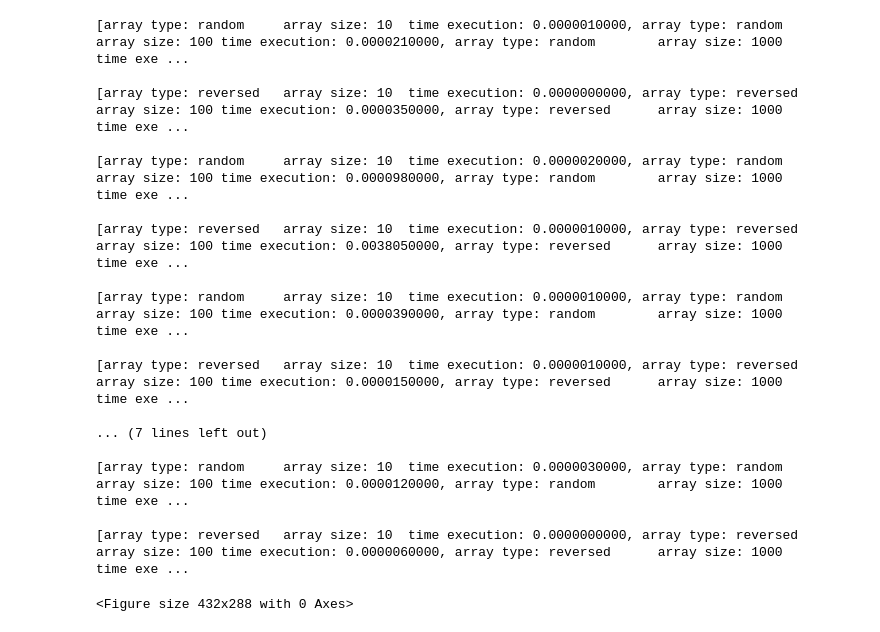
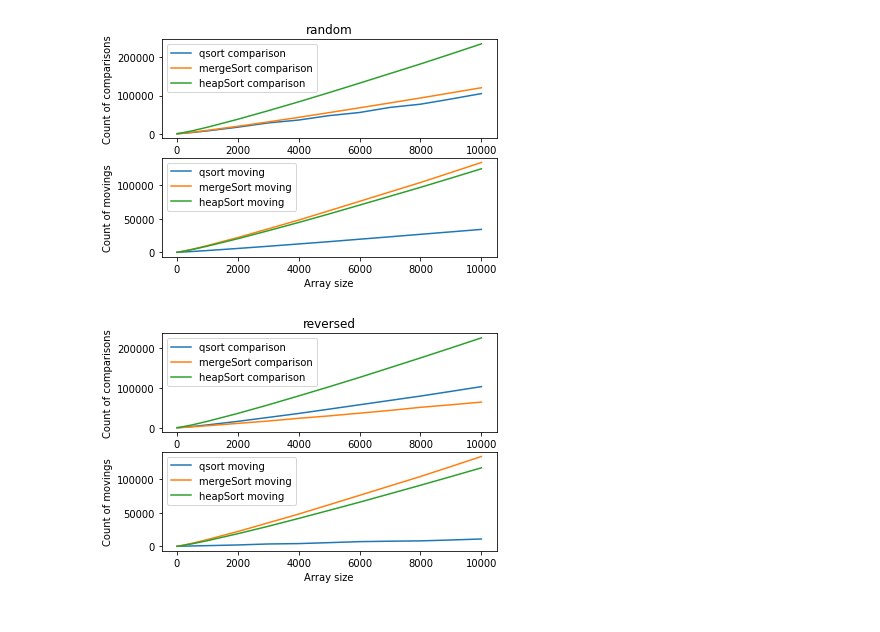
Before and after one commit to derevyanko/algo-DS, a Jupyter notebook: sorting/plots.ipynb, the cells around one changed output. Saved outputs shown, nothing was run; the diff lists cells and outputs as text; code cells hidden in the pictures.

```diff
--- a/sorting/plots.ipynb
+++ b/sorting/plots.ipynb
@@ -23,20 +25,22 @@ class Test:
 # %%
 def getData() -> list[Sort]:
-    data = list()
-    sortingFiles = glob.glob('./*.txt')
+    data = dict()
+    sortingFiles = glob.glob('tests/*.txt')
     for filename in sortingFiles:
         file = open(filename, 'r')
-        sort = Sort(filename[2:-4])
+        sorting_name = filename[filename.index('/') + 1:-4]
+        sort = Sort(sorting_name)
         for line in file.readlines():
-            arrayType, arraySize, timeExecution = line.split()
+            arrayType, arraySize, comparison, moving = line.split()
             test = Test(
                 arrayType=arrayType,
                 arraySize=int(arraySize),
-                timeExecution=float(timeExecution)
+                comparison=int(comparison),
+                moving=int(moving)
             )
             sort.tests.append(test)
 
-        data.append(sort)
+        data[sorting_name] = sort
 
     return data
 # %%
@@ -52,36 +59,31 @@ data
 # %%
-for sort in data:
-    for arrayType in ['random', 'reversed']:
+qsort = data['qsort']
+merge_sort = data['mergeSort']
+heap_sort = data['heapSort']
+
+sorts = [qsort, merge_sort, heap_sort]
+
+
+for arrayType in ['random', 'reversed']:
+    fig, axs = plt.subplots(2)
+    for sort in sorts:
         typed_tests = list(filter(lambda test: test.arrayType == arrayType, sort.tests))
-        print(typed_tests)
-        print()
 
         sizes = [test.arraySize for test in typed_tests]
-        times = [test.timeExecution for test in typed_tests]
-        plt.plot(sizes, times, label=arrayType)
+        comparisons = [test.comparison for test in typed_tests]
+        movings = [test.moving for test in typed_tests]
 
-    plt.title(sort.name)
-    plt.xlabel("Array size")
-    plt.ylabel("Time execution(seconds)")
-    plt.legend()
-    plt.savefig(f'plots/{sort.name}.png', dpi=200)
-    plt.clf()
+        axs[0].plot(sizes, comparisons, label=f'{sort.name} comparison')
+        axs[1].plot(sizes, movings, label=f'{sort.name} moving')
+
+    axs[0].set_title(arrayType)
+    axs[0].set(xlabel="Array size", ylabel="Count of comparisons")
+    axs[0].legend()
+
+    axs[1].set(xlabel="Array size", ylabel="Count of movings")
+    axs[1].legend()
+
+    fig.savefig(f'plots/{arrayType}1.png', dpi=200)
 # %% [output]
-[array type: random     array size: 10  time execution: 0.0000010000, array type: random        array size: 100 time execution: 0.0000210000, array type: random        array size: 1000        time exe ...
-
-[array type: reversed   array size: 10  time execution: 0.0000000000, array type: reversed      array size: 100 time execution: 0.0000350000, array type: reversed      array size: 1000        time exe ...
-
-[array type: random     array size: 10  time execution: 0.0000020000, array type: random        array size: 100 time execution: 0.0000980000, array type: random        array size: 1000        time exe ...
-
-[array type: reversed   array size: 10  time execution: 0.0000010000, array type: reversed      array size: 100 time execution: 0.0038050000, array type: reversed      array size: 1000        time exe ...
-
-[array type: random     array size: 10  time execution: 0.0000010000, array type: random        array size: 100 time execution: 0.0000390000, array type: random        array size: 1000        time exe ...
-
-[array type: reversed   array size: 10  time execution: 0.0000010000, array type: reversed      array size: 100 time execution: 0.0000150000, array type: reversed      array size: 1000        time exe ...
-
-... (7 lines left out)
-
-[array type: random     array size: 10  time execution: 0.0000030000, array type: random        array size: 100 time execution: 0.0000120000, array type: random        array size: 1000        time exe ...
-
-[array type: reversed   array size: 10  time execution: 0.0000000000, array type: reversed      array size: 100 time execution: 0.0000060000, array type: reversed      array size: 1000        time exe ...
-<Figure size 432x288 with 0 Axes>
+[figure, added]
+[figure, added]
```
Also changed, not shown: parts of 5 cells of this notebook, 23 other files.
